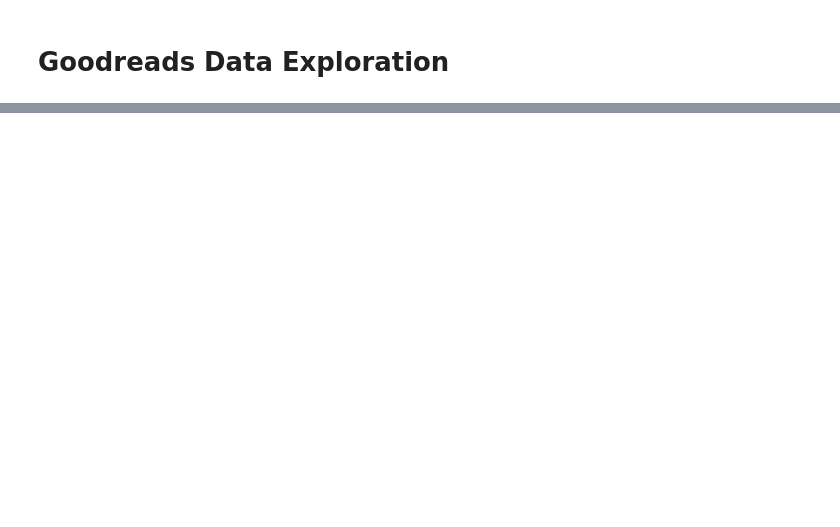
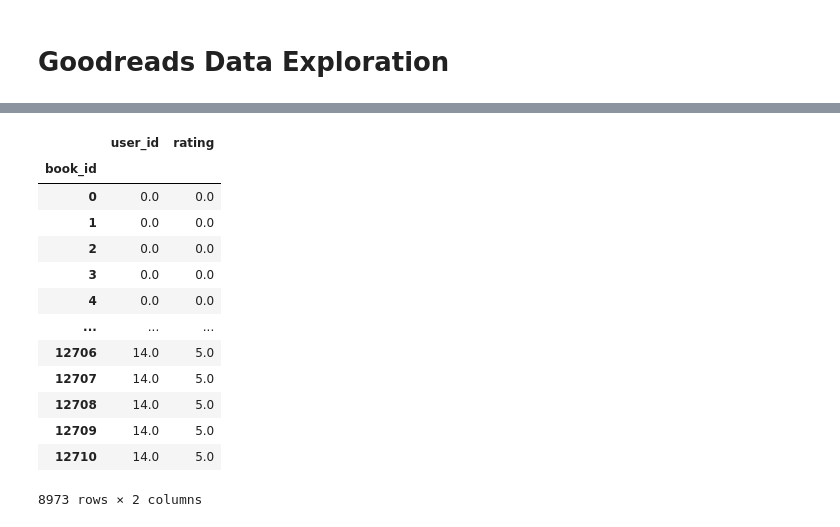
Before and after one commit to sean-r-duffy/DS5230-Final, a Jupyter notebook: Data Exploration.ipynb, the cells around one changed output, grey strips where cells are left out. Cells and saved outputs as stored; diff of their text form; code cells hidden in the pictures; blank space fills up the shorter version.

```diff
--- a/Data Exploration.ipynb
+++ b/Data Exploration.ipynb
@@ -34,0 +101,17 @@ books_chunk.head()
+# %%
+int_chunk.drop(columns=['is_read', 'is_reviewed']).groupby(by='book_id').mean()
+# %% [output]
+|  | user_id | rating |
+| book_id |  |  |
+| 0 | 0.0 | 0.0 |
+| 1 | 0.0 | 0.0 |
+| 2 | 0.0 | 0.0 |
+| 3 | 0.0 | 0.0 |
+| 4 | 0.0 | 0.0 |
+| ... | ... | ... |
+| 12706 | 14.0 | 5.0 |
+| 12707 | 14.0 | 5.0 |
+| 12708 | 14.0 | 5.0 |
+| 12709 | 14.0 | 5.0 |
+| 12710 | 14.0 | 5.0 |
+8973 rows × 2 columns
```
Also changed, not shown: parts of 8 cells of this notebook, 2 other files.
